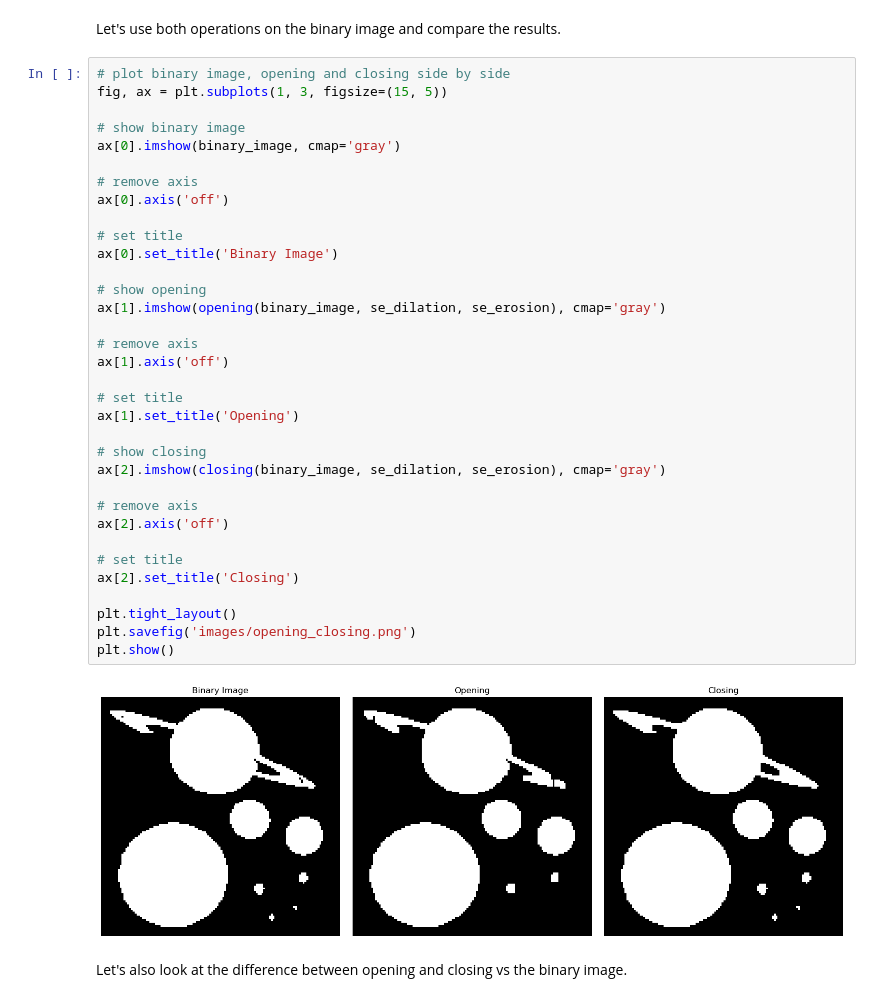
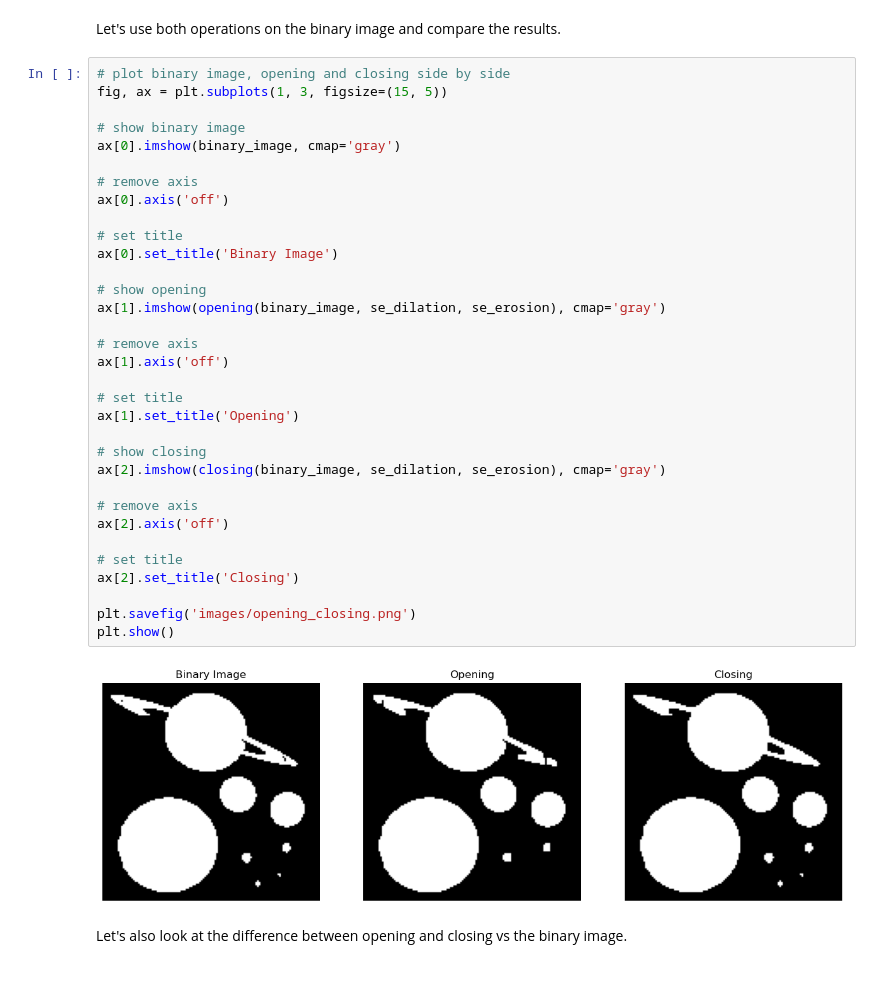
Before and after one commit to leonrenn/BLOG-POST, a Jupyter notebook: opening_closing.ipynb, the cells around one changed output. Cells and saved outputs as stored; diff of their text form.

Commit message:
Removed tight lkayout.

```diff
--- a/opening_closing.ipynb
+++ b/opening_closing.ipynb
@@ -213,35 +213,34 @@ fig, ax = plt.subplots(1, 3, figsize=(15, 5))
 # show binary image
 ax[0].imshow(binary_image, cmap='gray')
 
 # remove axis
 ax[0].axis('off')
 
 # set title
 ax[0].set_title('Binary Image')
 
 # show opening
 ax[1].imshow(opening(binary_image, se_dilation, se_erosion), cmap='gray')
 
 # remove axis
 ax[1].axis('off')
 
 # set title
 ax[1].set_title('Opening')
 
 # show closing
 ax[2].imshow(closing(binary_image, se_dilation, se_erosion), cmap='gray')
 
 # remove axis
 ax[2].axis('off')
 
 # set title
 ax[2].set_title('Closing')
 
-plt.tight_layout()
 plt.savefig('images/opening_closing.png')
 plt.show()
 # %% [output]
-[figure, old version]
+[figure, new version]
 # %% [markdown]
 Let's also look at the difference between opening and closing vs the binary image.
 # %%
```
